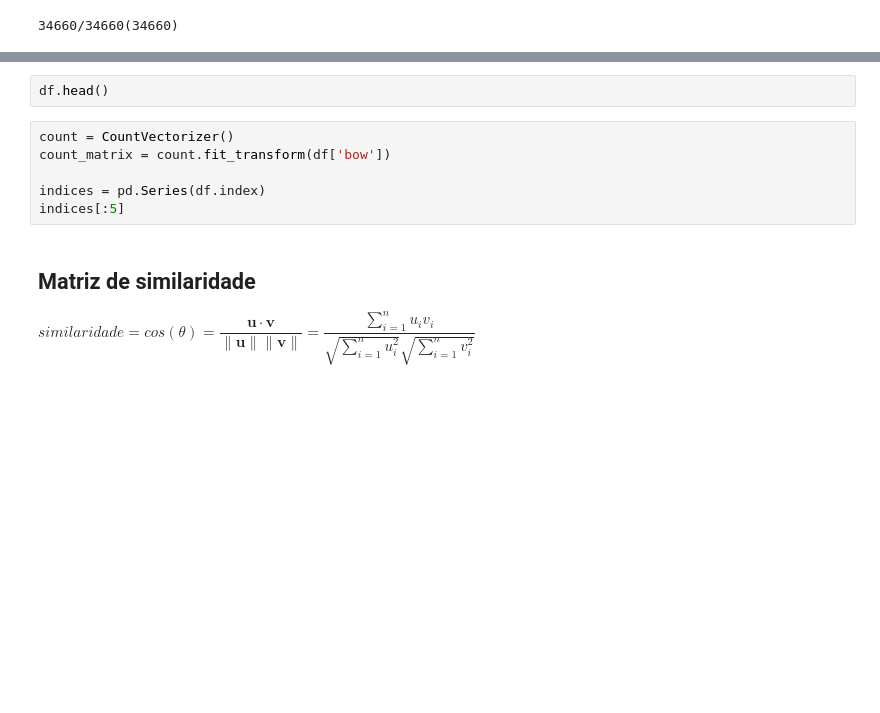
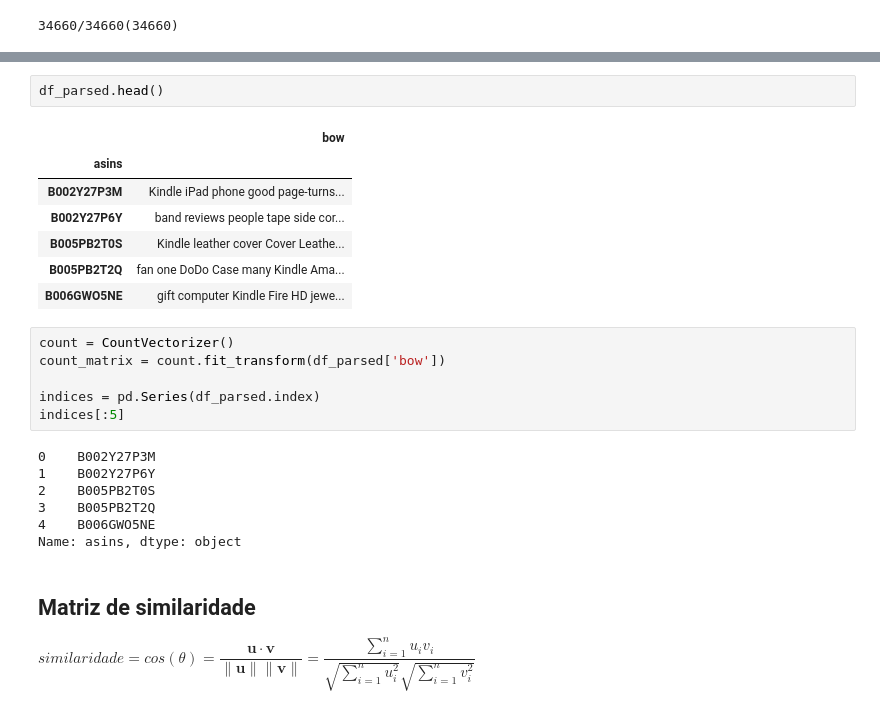
Before and after one commit to LuanAraldi/PLN-recommender, a Jupyter notebook: engine/content_based_PLN.ipynb, the cells around one changed output, grey strips where cells are left out. Cells and saved outputs as stored; diff of their text form; blank space fills up the shorter version.

```diff
--- a/engine/content_based_PLN.ipynb
+++ b/engine/content_based_PLN.ipynb
@@ -311,11 +344,26 @@ df.drop(columns = [col for col in df.columns if col!= 'bow'], inplace = True)
 # %%
-df.head()
+df_parsed.head()
+# %% [output]
+|  | bow |
+| asins |  |
+| B002Y27P3M | Kindle iPad phone good page-turns... |
+| B002Y27P6Y | band reviews people tape side cor... |
+| B005PB2T0S | Kindle leather cover Cover Leathe... |
+| B005PB2T2Q | fan one DoDo Case many Kindle Ama... |
+| B006GWO5NE | gift computer Kindle Fire HD jewe... |
 # %%
 count = CountVectorizer()
-count_matrix = count.fit_transform(df['bow'])
+count_matrix = count.fit_transform(df_parsed['bow'])
 
-indices = pd.Series(df.index)
+indices = pd.Series(df_parsed.index)
 indices[:5]
+# %% [output]
+0    B002Y27P3M
+1    B002Y27P6Y
+2    B005PB2T0S
+3    B005PB2T2Q
+4    B006GWO5NE
+Name: asins, dtype: object
 # %% [markdown]
 ## Matriz de similaridade
 $similaridade = cos(\theta) = \dfrac{\boldsymbol{u} \cdot \boldsymbol{v}}{\|{\boldsymbol{u}}\|\|{\boldsymbol{v}}\|} =
```
Also changed, not shown: parts of 13 cells of this notebook.
